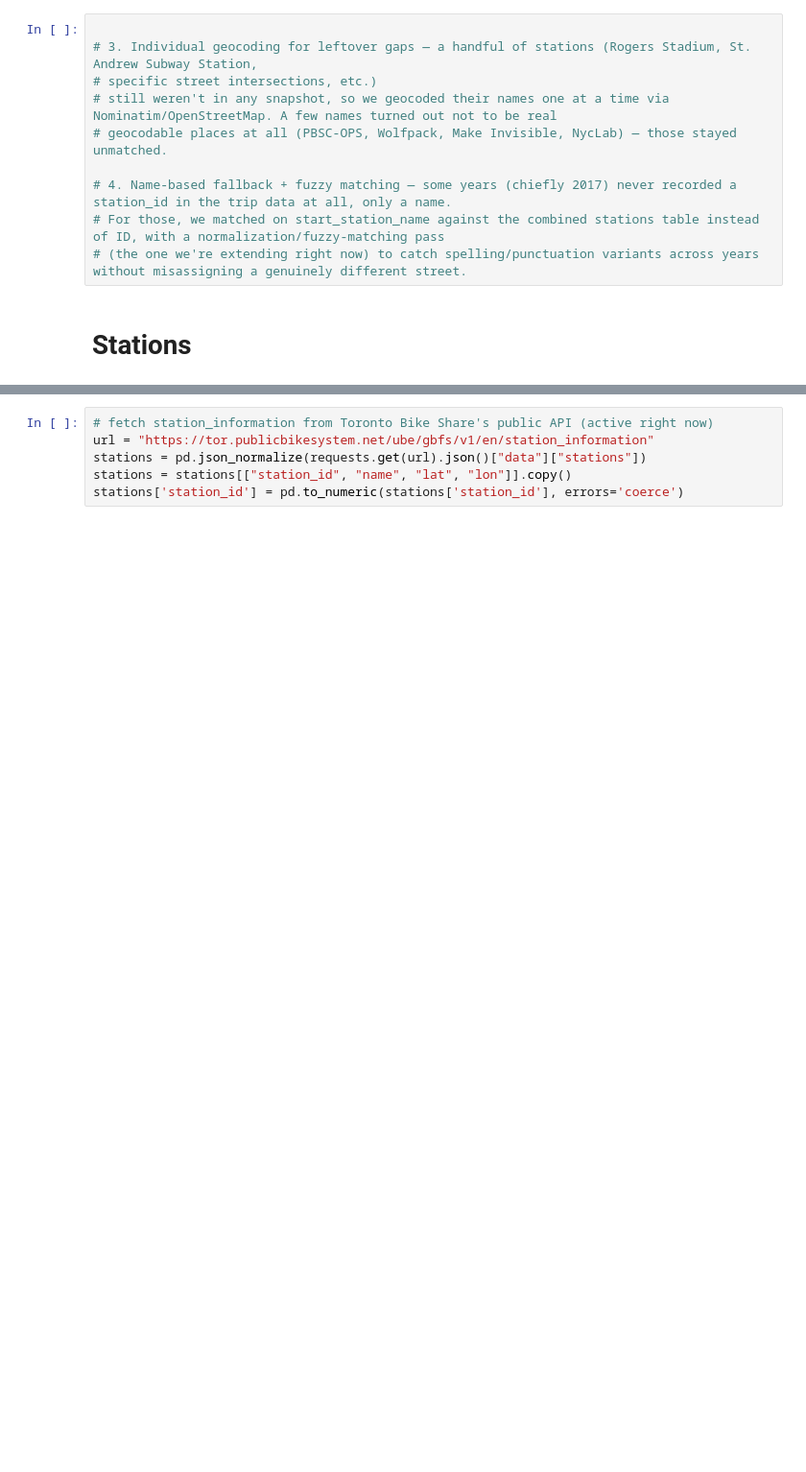
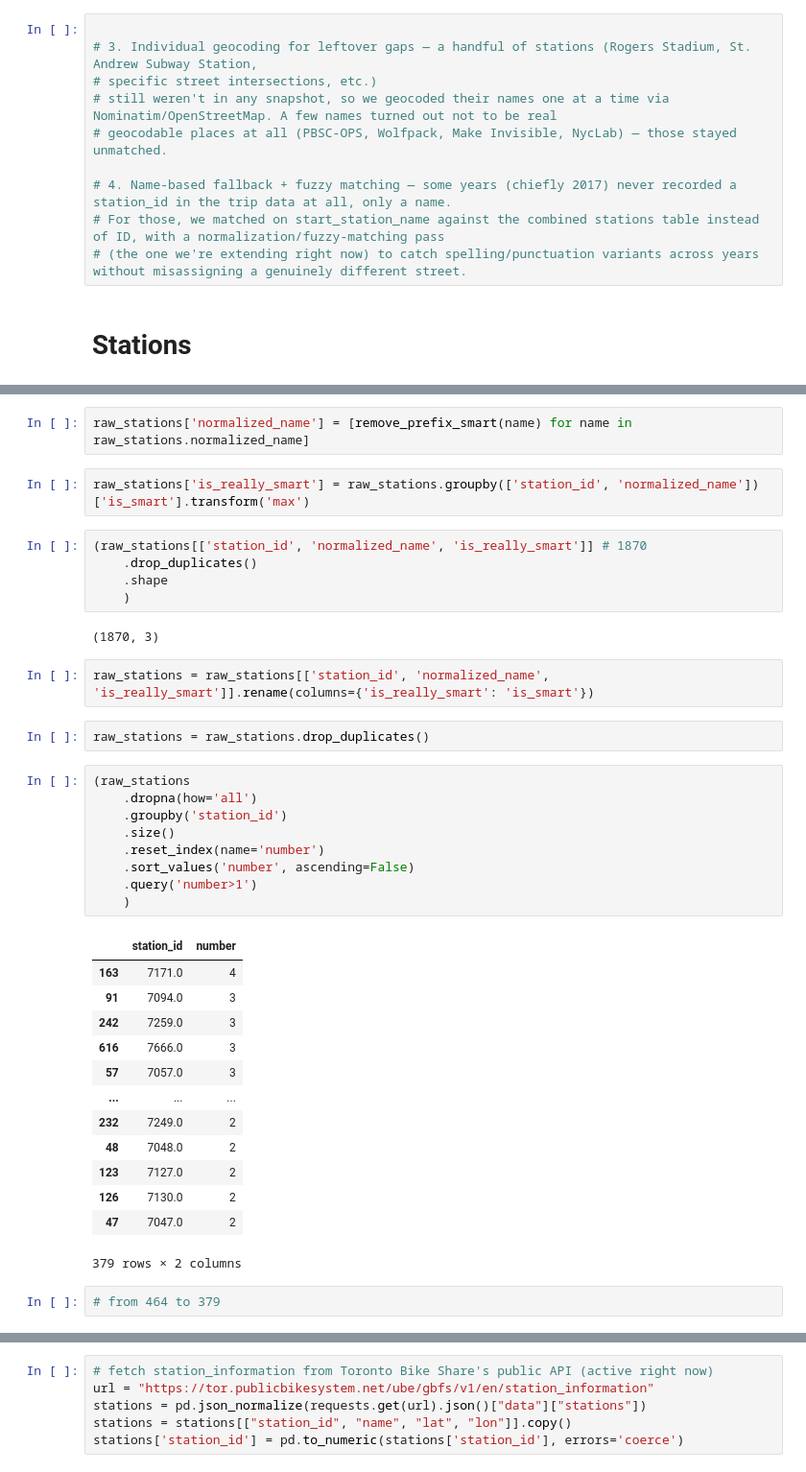
Before and after one commit to Neman-River/bikeshare_toronto, a Jupyter notebook: geodata.ipynb, the cells around one changed output, grey strips where cells are left out. Shown at 96% size. Saved outputs shown, nothing was run; the diff lists cells and outputs as text; blank space fills up the shorter version.

```diff
--- a/geodata.ipynb
+++ b/geodata.ipynb
@@ -57,0 +214,40 @@ memory usage: 2.4 GB
+# %%
+raw_stations['normalized_name'] = [remove_prefix_smart(name) for name in raw_stations.normalized_name]
+# %%
+raw_stations['is_really_smart'] = raw_stations.groupby(['station_id', 'normalized_name'])['is_smart'].transform('max')
+# %%
+(raw_stations[['station_id', 'normalized_name', 'is_really_smart']] # 1870
+    .drop_duplicates()
+    .shape
+    )
+# %% [output]
+(1870, 3)
+# %%
+raw_stations = raw_stations[['station_id', 'normalized_name', 'is_really_smart']].rename(columns={'is_really_smart': 'is_smart'})
+# %%
+raw_stations = raw_stations.drop_duplicates()
+# %%
+(raw_stations
+    .dropna(how='all')
+    .groupby('station_id')
+    .size()
+    .reset_index(name='number')
+    .sort_values('number', ascending=False)
+    .query('number>1')
+    )
+# %% [output]
+|  | station_id | number |
+| 163 | 7171.0 | 4 |
+| 91 | 7094.0 | 3 |
+| 242 | 7259.0 | 3 |
+| 616 | 7666.0 | 3 |
+| 57 | 7057.0 | 3 |
+| ... | ... | ... |
+| 232 | 7249.0 | 2 |
+| 48 | 7048.0 | 2 |
+| 123 | 7127.0 | 2 |
+| 126 | 7130.0 | 2 |
+| 47 | 7047.0 | 2 |
+379 rows × 2 columns
+# %%
+# from 464 to 379
```
Also changed, not shown: parts of 46 cells of this notebook.
